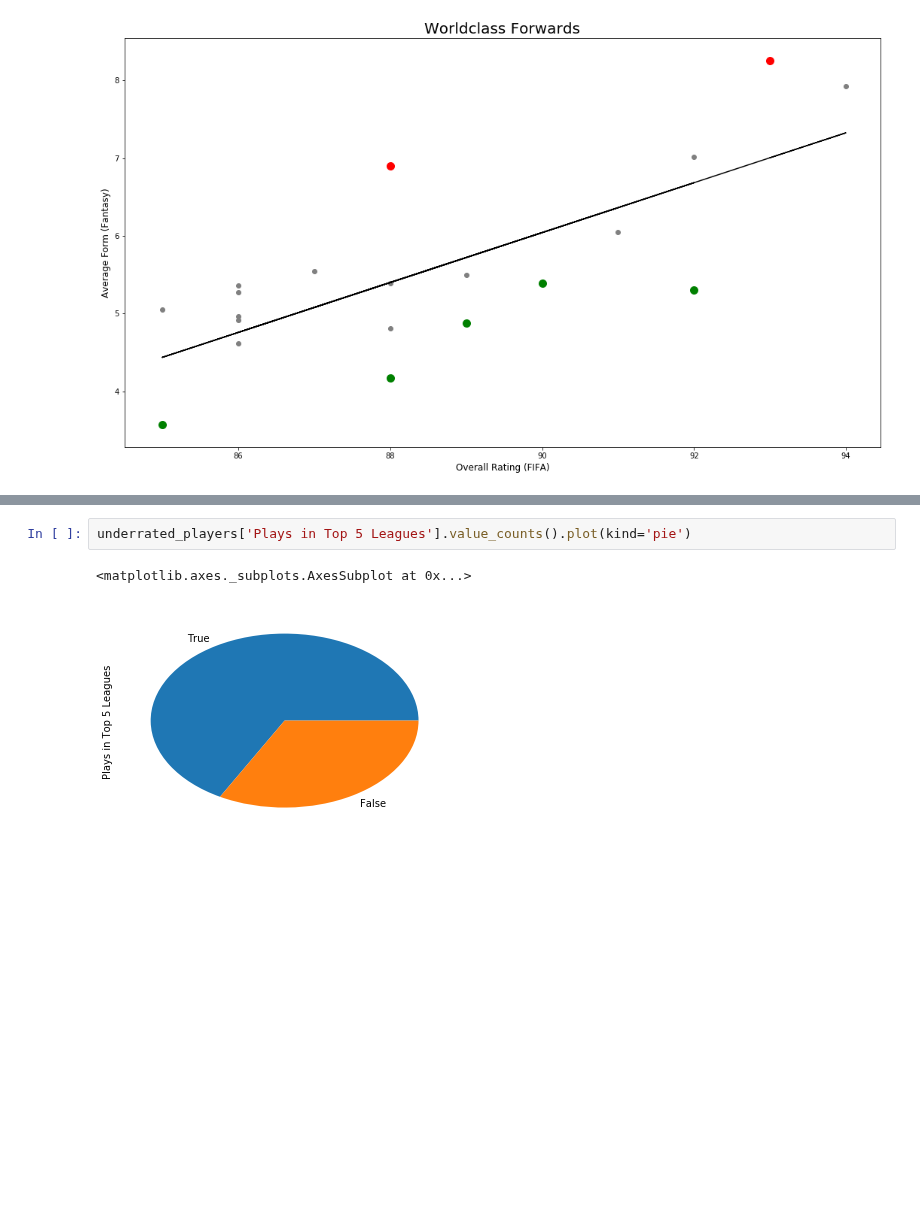
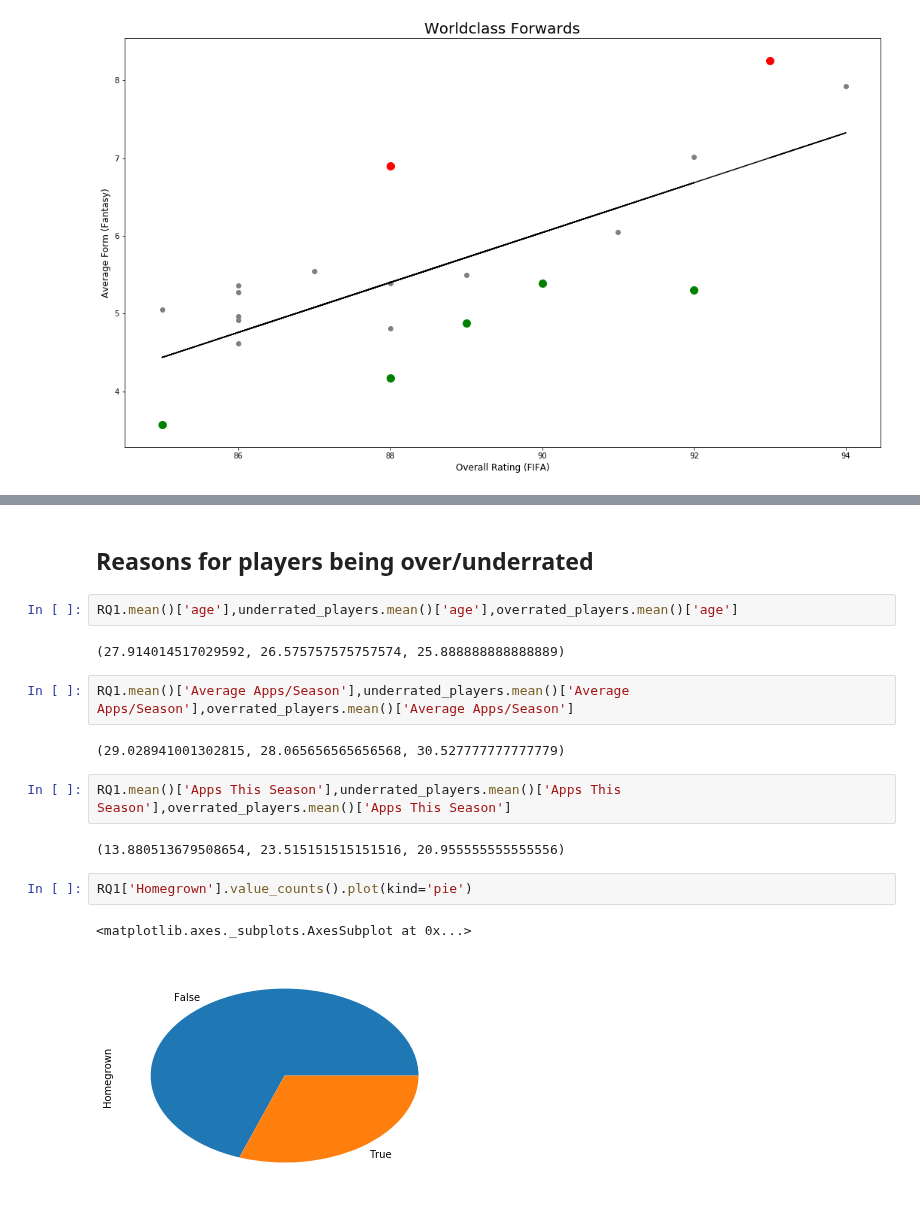
Before and after one commit to markkennedy3/Fifa-vs-Real-Life, a Jupyter notebook: notebooks/analysis/500_RQ1_Analysis.ipynb, the cells around one changed output, grey strips where cells are left out. Cells and saved outputs as stored; diff of their text form; blank space fills up the shorter version.

```diff
--- a/notebooks/analysis/500_RQ1_Analysis.ipynb
+++ b/notebooks/analysis/500_RQ1_Analysis.ipynb
@@ -797,8 +701,22 @@ underrated_players.mean()['age']
+# %% [markdown]
+## Reasons for players being over/underrated
+# %%
+RQ1.mean()['age'],underrated_players.mean()['age'],overrated_players.mean()['age']
+# %% [output]
+(27.914014517029592, 26.575757575757574, 25.888888888888889)
+# %%
+RQ1.mean()['Average Apps/Season'],underrated_players.mean()['Average Apps/Season'],overrated_players.mean()['Average Apps/Season']
+# %% [output]
+(29.028941001302815, 28.065656565656568, 30.527777777777779)
+# %%
+RQ1.mean()['Apps This Season'],underrated_players.mean()['Apps This Season'],overrated_players.mean()['Apps This Season']
+# %% [output]
+(13.880513679508654, 23.515151515151516, 20.955555555555556)
 # %%
-underrated_players['Plays in Top 5 Leagues'].value_counts().plot(kind='pie')
+RQ1['Homegrown'].value_counts().plot(kind='pie')
 # %% [output]
 <matplotlib.axes._subplots.AxesSubplot at 0x...>
-[figure, old version]
+[figure, new version]
 # %%
 underrated_players['Homegrown'].value_counts().plot(kind='pie')
 # %% [output]
```
Also changed, not shown: parts of 76 cells of this notebook.
